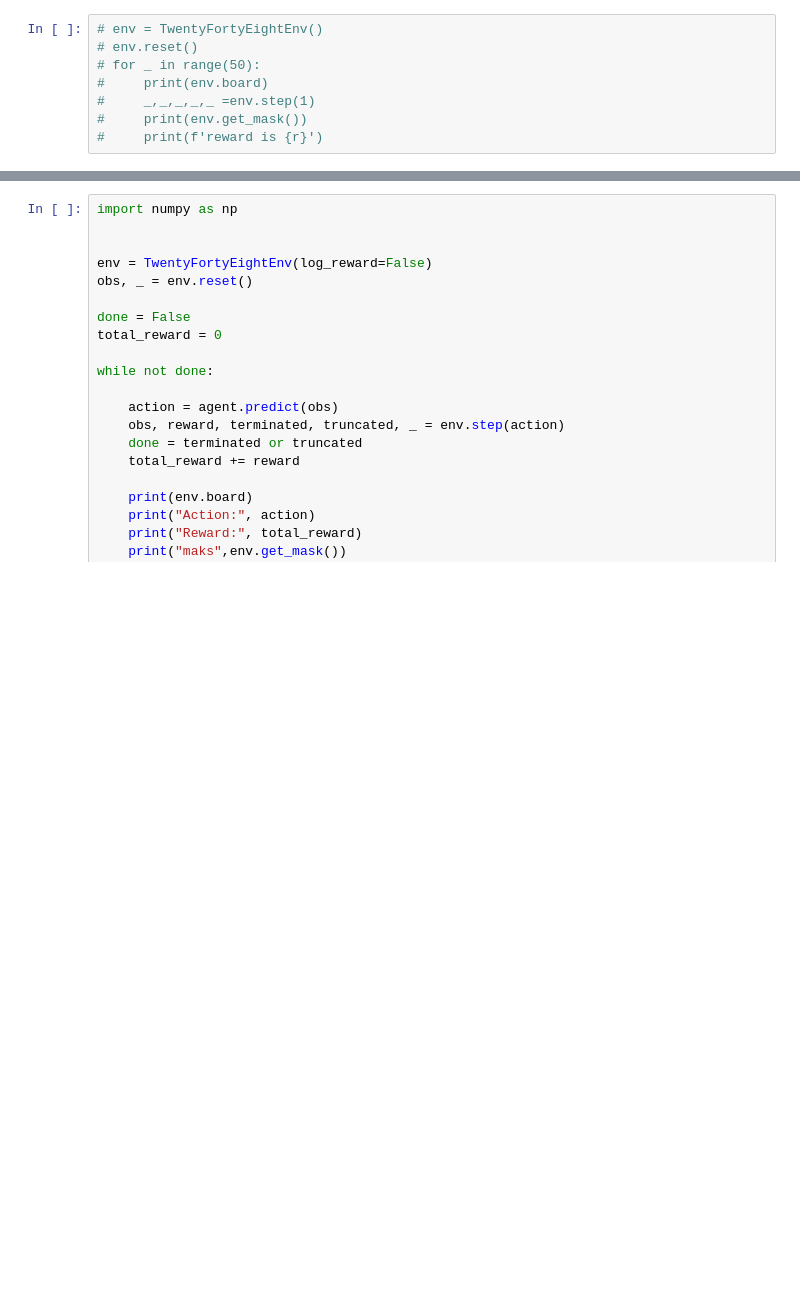
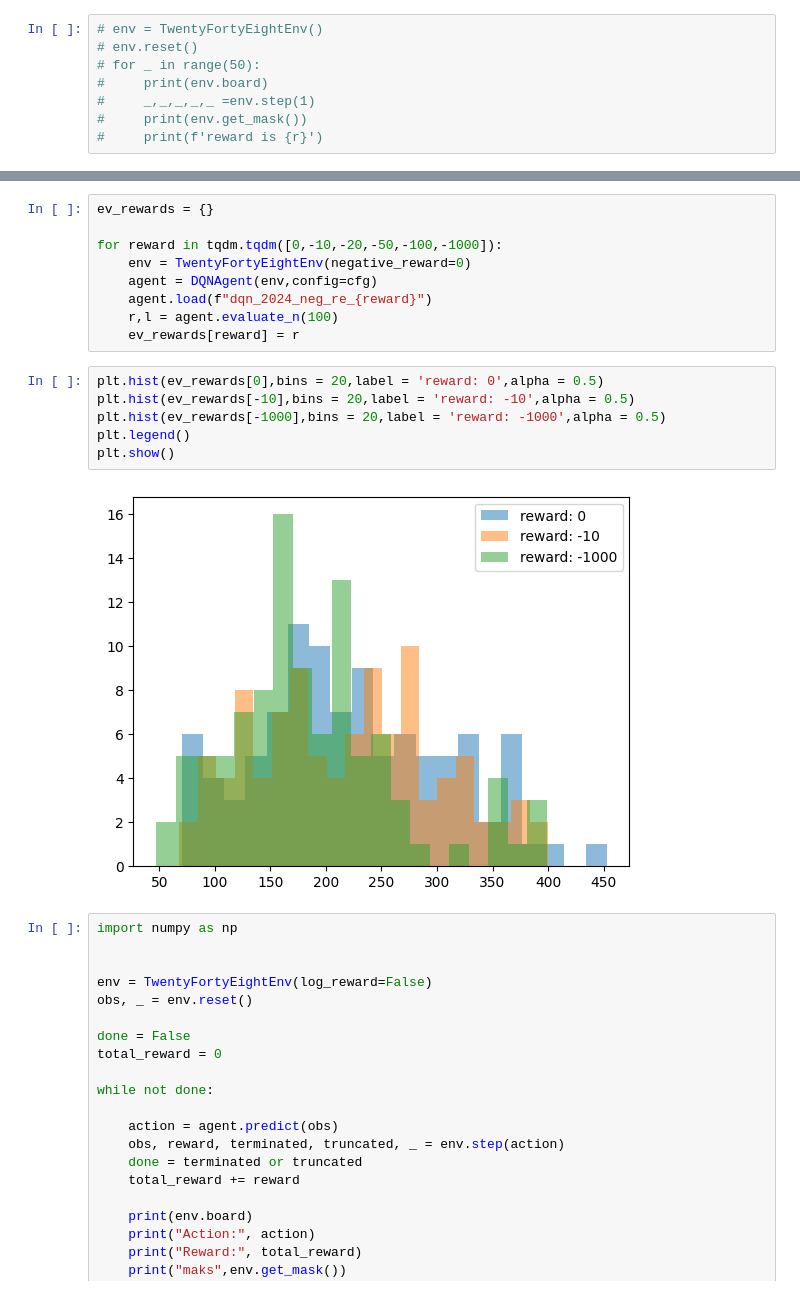
Before and after one commit to sarah-mokhtar/RL-Project-2048, a Jupyter notebook: masked_DQN.ipynb, the cells around one changed output, grey strips where cells are left out. Saved outputs shown, nothing was run; the diff lists cells and outputs as text; blank space fills up the shorter version.

```diff
--- a/masked_DQN.ipynb
+++ b/masked_DQN.ipynb
@@ -463,3 +606,20 @@ plt.show()
+# %%
+ev_rewards = {}
+
+for reward in tqdm.tqdm([0,-10,-20,-50,-100,-1000]):
+    env = TwentyFortyEightEnv(negative_reward=0)
+    agent = DQNAgent(env,config=cfg)
+    agent.load(f"dqn_2024_neg_re_{reward}")
+    r,l = agent.evaluate_n(100)
+    ev_rewards[reward] = r
+# %%
+plt.hist(ev_rewards[0],bins = 20,label = 'reward: 0',alpha = 0.5)
+plt.hist(ev_rewards[-10],bins = 20,label = 'reward: -10',alpha = 0.5)
+plt.hist(ev_rewards[-1000],bins = 20,label = 'reward: -1000',alpha = 0.5)
+plt.legend()
+plt.show()
+# %% [output]
+[figure, added]
 # %%
 import numpy as np
 
```
Also changed, not shown: parts of 4 cells of this notebook, 9 other files.
